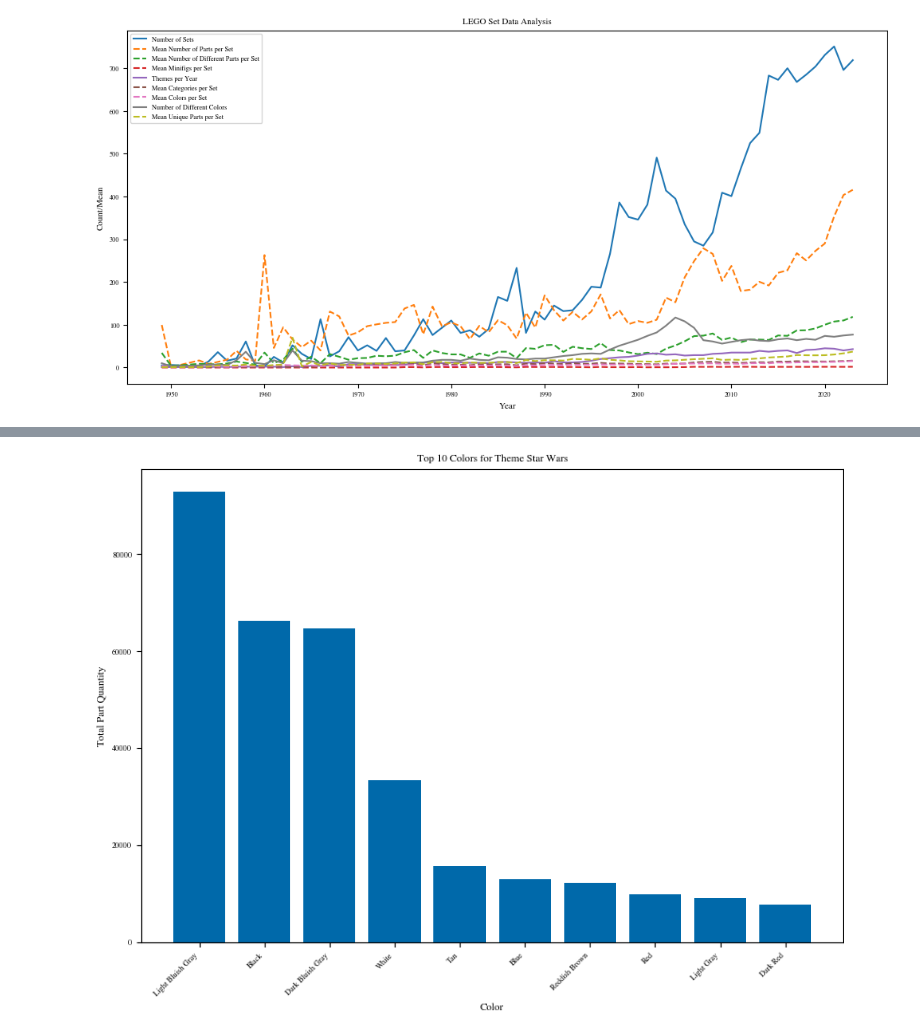
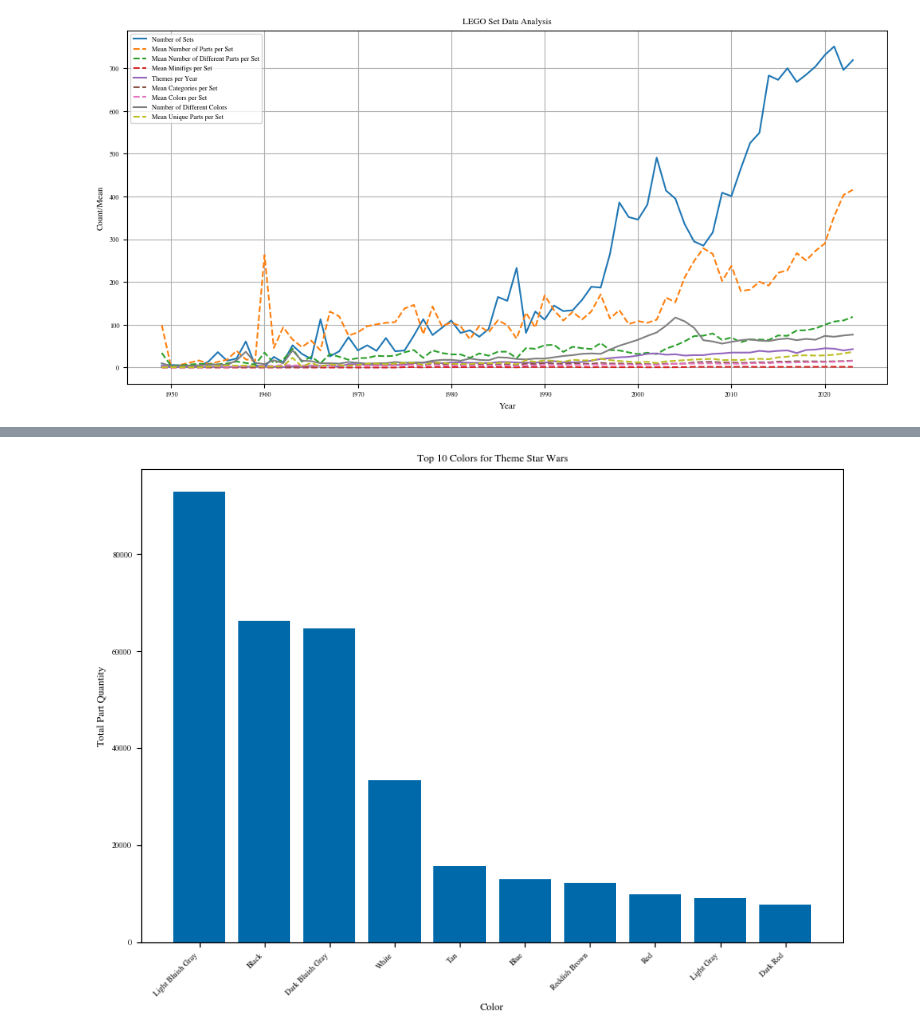
Before and after one commit to eddiebeach99/Data_Literacy, a Jupyter notebook: Analysis/exploratory_analysis.ipynb, the cells around one changed output, grey strips where cells are left out. Drawn from its saved outputs; the diff is of its cells as text; code cells hidden in the pictures.

```diff
--- a/Analysis/exploratory_analysis.ipynb
+++ b/Analysis/exploratory_analysis.ipynb
@@ -72,35 +72,35 @@ plt.plot(mean_number_of_different_parts_per_set_per_year.index, mean_number_of_d
 # plot mean number of minifigs per set per year
 plt.plot(mean_minifigs_per_set_per_year.index, mean_minifigs_per_set_per_year, label='Mean Minifigs per Set', linestyle='--')
 
 # plot themes per year
 plt.plot(themes_per_year.index, themes_per_year, label='Themes per Year')
 
 # plot mean number of categories per set per year
 plt.plot(mean_categories_per_set_per_year.index, mean_categories_per_set_per_year, label='Mean Categories per Set', linestyle='--')
 
 # plot mean number of colors per set per year
 plt.plot(mean_colors_per_set_per_year.index, mean_colors_per_set_per_year, label='Mean Colors per Set', linestyle='--')
 
 # plot the number of colors per set per year
 plt.plot(colors_per_year.index, colors_per_year, label='Number of Different Colors')
 
 # plot mean number of unique parts per set per year
 plt.plot(mean_unique_parts_per_set_per_year.index, mean_unique_parts_per_set_per_year, label='Mean Unique Parts per Set', linestyle='--')
 
-
 # set plot labels and title
 plt.xlabel('Year')
 plt.ylabel('Count/Mean')
 plt.title('LEGO Set Data Analysis')
 plt.legend()
+plt.grid(True)
 
 # save plot
 plt.savefig('../Images/Exploration.pdf')
 
 # show the plot
 plt.show()
 # %% [output]
-[figure, old version]
+[figure, new version]
 # %%
 def plot_proportion(df):
 
```
Also changed, not shown: parts of 8 cells of this notebook, 9 other files.
